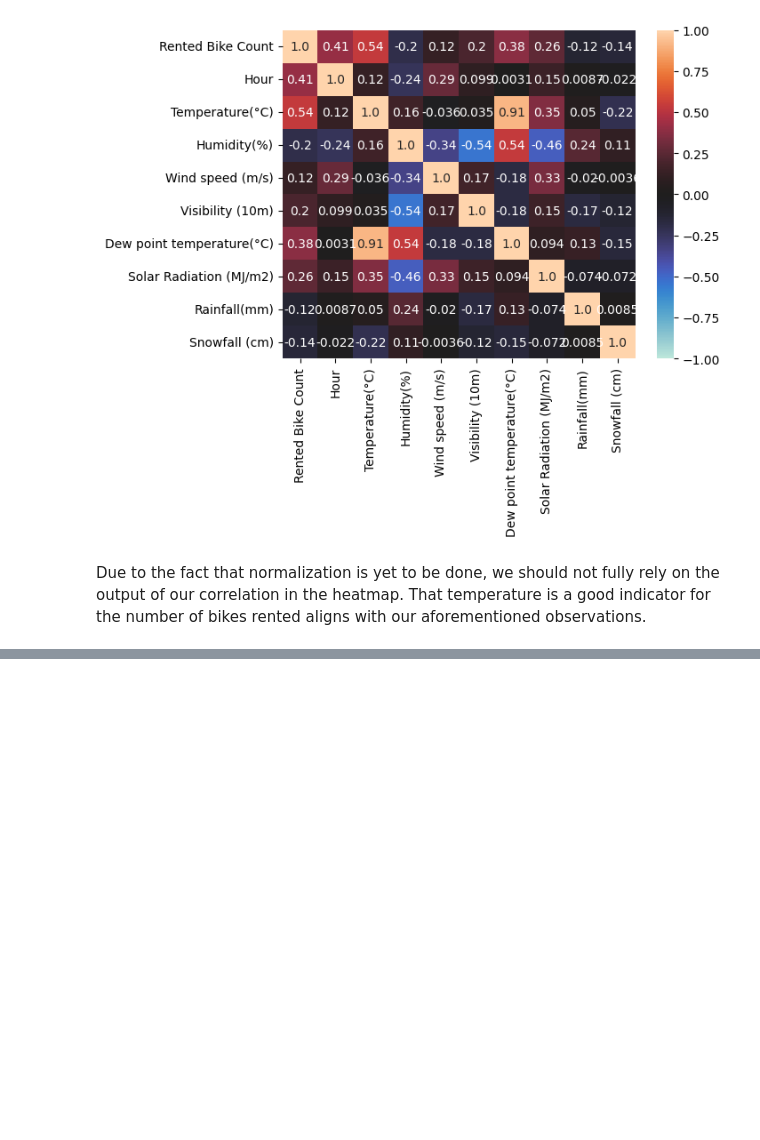
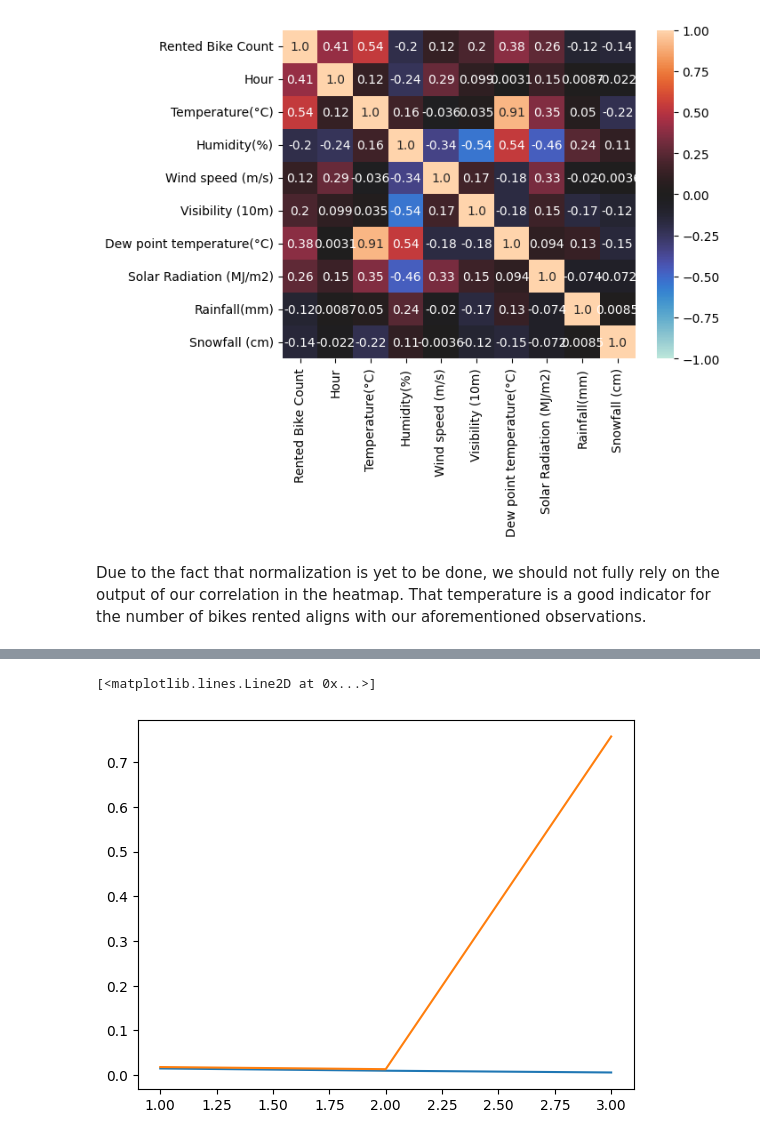
Before and after one commit to dennisliang01/CSE151A_Group_Proejct, a Jupyter notebook: project.ipynb, the cells around one changed output, grey strips where cells are left out. Drawn from its saved outputs; the diff is of its cells as text; code cells hidden in the pictures; blank space fills up the shorter version.

```diff
--- a/project.ipynb
+++ b/project.ipynb
@@ -134,0 +197,3 @@ Due to the fact that normalization is yet to be done, we should not fully rely o
+# %%
+bike_data.drop(columns=["Date", "Date_Converted"], inplace=True)
+bike_data.head()
@@ -134,0 +209,7 @@ Due to the fact that normalization is yet to be done, we should not fully rely o
+# %%
+x_train, x_test, y_train, y_test = train_test_split(bike_data.drop(['Rented Bike Count'], axis=1), bike_data['Rented Bike Count'], test_size=0.2, random_state=21)
+
+print(x_train.shape)
+print(x_test.shape)
+print(y_train.shape)
+print(y_test.shape)
@@ -134,0 +300,26 @@ Due to the fact that normalization is yet to be done, we should not fully rely o
+# %%
+from sklearn.preprocessing import PolynomialFeatures
+
+mse_training_list = []
+mse_test_list = []
+
+for x in range(1, 5):
+  poly = PolynomialFeatures(degree=x)
+
+  x_train_poly = poly.fit_transform(x_train_scaled)
+  x_test_poly = poly.fit_transform(x_test_scaled)
+
+  poly_reg_model = LinearRegression()
+  poly_reg_model.fit(x_train_poly, y_train_scaled)
+
+  yhat_train = poly_reg_model.predict(x_train_poly)
+  yhat_test = poly_reg_model.predict(x_test_poly)
+
+  train_mse = mean_squared_error(y_train_scaled, yhat_train)
+  test_mse = mean_squared_error(y_test_scaled, yhat_test)
+
+  mse_training_list.append(train_mse)
+  mse_test_list.append(test_mse)
+
+  print('Degree ', x, ' Training Mean squared error: %f' % train_mse)
+  print('Degree ', x, ' Test Mean squared error: %f' % test_mse)
@@ -134,0 +335,9 @@ Due to the fact that normalization is yet to be done, we should not fully rely o
+# %%
+plt.figure()
+# mse_training_list.remove(mse_training_list[4])
+# mse_test_list.remove(mse_test_list[4])
+plt.plot(range(1, 4), mse_training_list[0:3], label='Training')
+plt.plot(range(1, 4), mse_test_list[0:3], label='Test')
+# %% [output]
+[<matplotlib.lines.Line2D at 0x...>]
+[figure, added]
```
Also changed, not shown: parts of 16 cells of this notebook.
